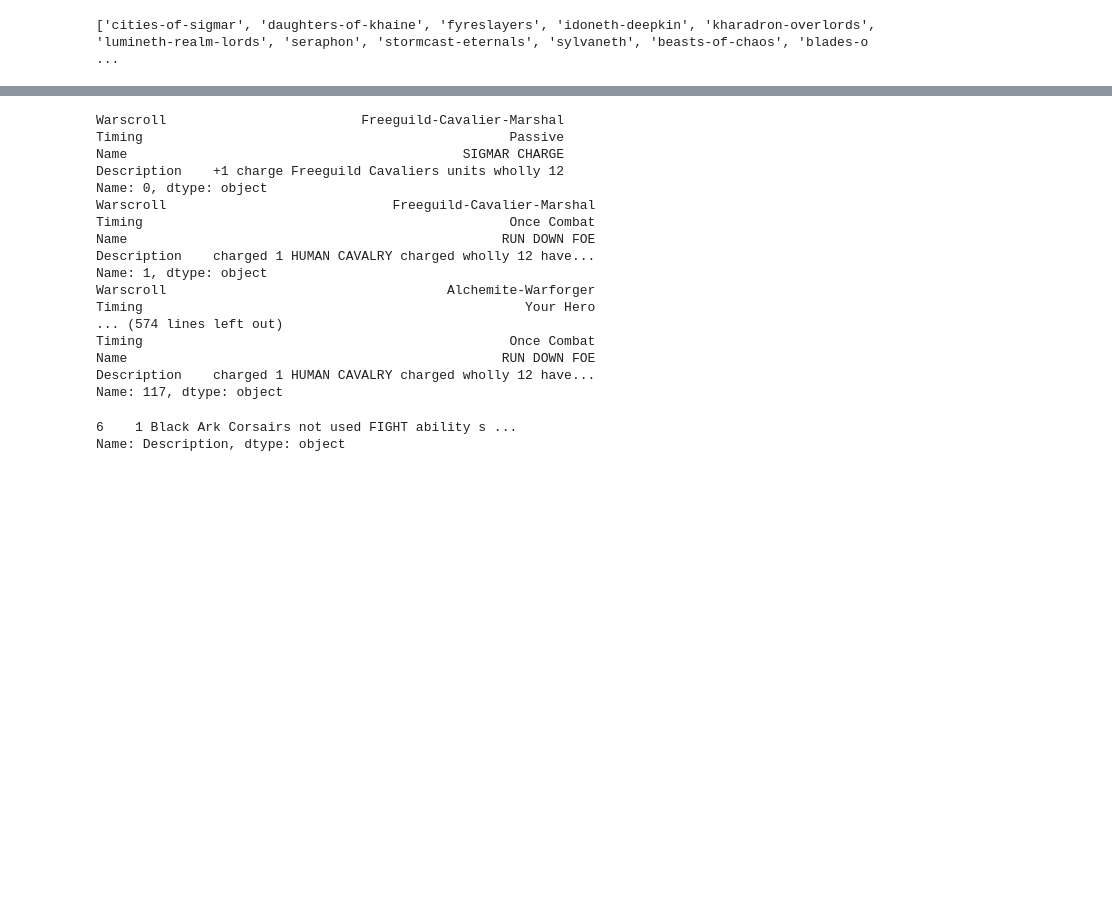
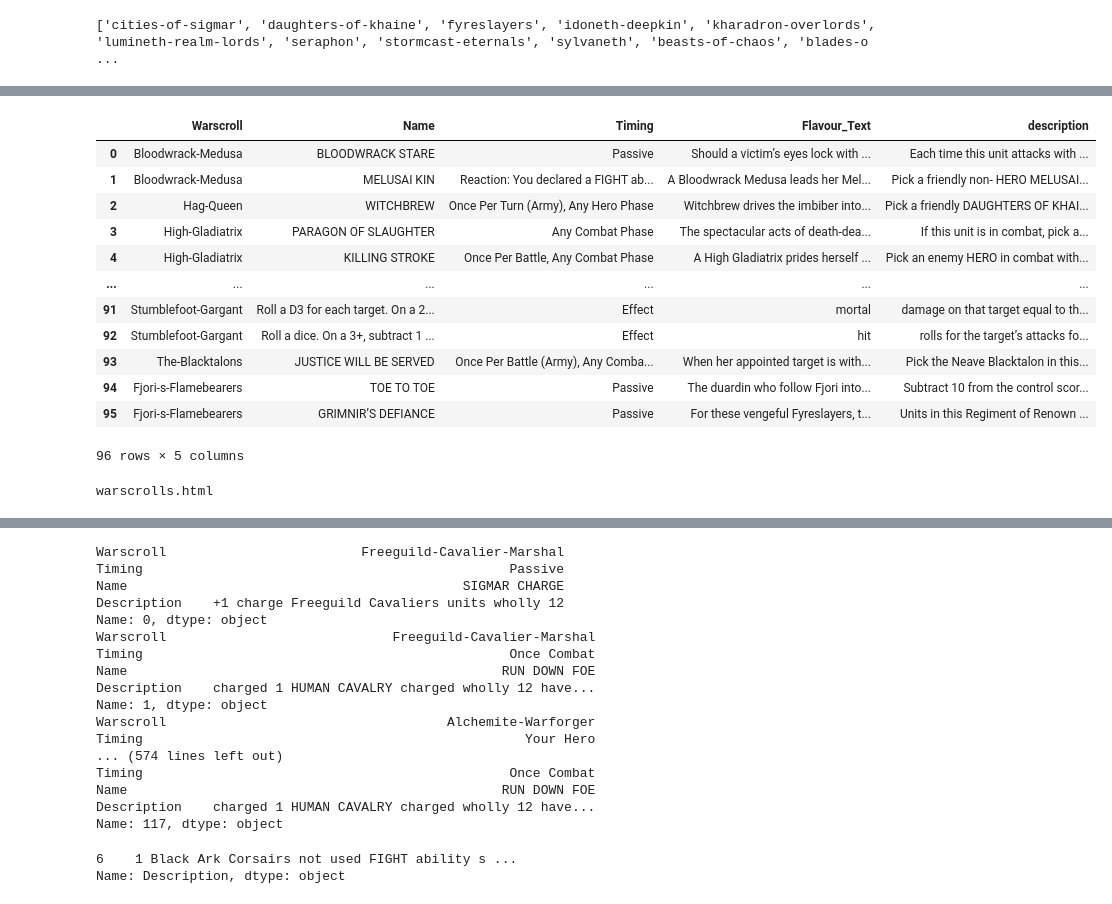
Before and after one commit to AdamTMartin1/Automating-Warscroll-Tokens, a Jupyter notebook: AOSTokenAutomation.ipynb, the cells around one changed output, grey strips where cells are left out. Saved outputs shown, nothing was run; the diff lists cells and outputs as text; code cells hidden in the pictures; blank space fills up the shorter version.

Commit message:
Warscrolls removing Regiments and Legends 2

```diff
--- a/AOSTokenAutomation.ipynb
+++ b/AOSTokenAutomation.ipynb
@@ -79,7 +390,7 @@ def removing_unwanted_words(ability: str, parsed_faction_names: list) -> str:
         "Are", "To", "Be", "a", "unit", "that", "friendly", "and", "this", "turn",
         "is", "of", "target", "rest", "Any", "Per", "Army", "If", "They", "Has", "Range",
         "From", "Score", "unites", "unit", "your", "weapons", "roll", "rolls", "You", "Declared", "Ability"
-        "Characteristics", "Characteristic"
+        "Characteristics", "Characteristic", "in"
     ]
     Words_to_remove += parsed_faction_names
 
@@ -91,7 +402,13 @@ def removing_unwanted_words(ability: str, parsed_faction_names: list) -> str:
         "Add ": "+",
         "Subtract ": "-",
         "Multiply ": "*",
-        "Divide ": "/"
+        "Divide ": "/",
+        "Damage ": "DMG",
+        "Wounds ": "W",
+        "Attacks ": "AT",
+        "Attack ": "AT",
+        "Save ": "SV"
+
     }
 
     # Remove unwanted words (case-insensitive)
@@ -235,3 +582,18 @@ Processing warscroll: Fjori-s-Flamebearers
 Processing warscroll: daughters-of-khaine
 Processing warscroll: #Faction-Rules
 Processing warscroll: warscrolls.html
+# %%
+def combine_before_indices(lst, indices):
+    result = []
+    start = 0
+    indices = sorted(indices)  # ensure indices are in order
+    for idx in indices:
+        # join elements from start to idx (not including idx)
+        if start < idx:
+            combined = ' '.join(lst[start:idx])
+            result.append(combined)
+        start = idx  # move start to current index
+    # add the remaining elements after the last index
+    if start < len(lst):
+        result.append(' '.join(lst[start:]))
+    return result
@@ -237,0 +848,16 @@ Processing warscroll: warscrolls.html
+# %%
+Unit_Abilities_df
+# %% [output]
+|  | Warscroll | Name | Timing | Flavour_Text | description |
+| 0 | Bloodwrack-Medusa | BLOODWRACK STARE | Passive | Should a victim’s eyes lock with ... | Each time this unit attacks with ... |
+| 1 | Bloodwrack-Medusa | MELUSAI KIN | Reaction: You declared a FIGHT ab... | A Bloodwrack Medusa leads her Mel... | Pick a friendly non- HERO MELUSAI... |
+| 2 | Hag-Queen | WITCHBREW | Once Per Turn (Army), Any Hero Phase | Witchbrew drives the imbiber into... | Pick a friendly DAUGHTERS OF KHAI... |
+| 3 | High-Gladiatrix | PARAGON OF SLAUGHTER | Any Combat Phase | The spectacular acts of death-dea... | If this unit is in combat, pick a... |
+| 4 | High-Gladiatrix | KILLING STROKE | Once Per Battle, Any Combat Phase | A High Gladiatrix prides herself ... | Pick an enemy HERO in combat with... |
+| ... | ... | ... | ... | ... | ... |
+| 91 | Stumblefoot-Gargant | Roll a D3 for each target. On a 2... | Effect | mortal | damage on that target equal to th... |
+| 92 | Stumblefoot-Gargant | Roll a dice. On a 3+, subtract 1 ... | Effect | hit | rolls for the target’s attacks fo... |
+| 93 | The-Blacktalons | JUSTICE WILL BE SERVED | Once Per Battle (Army), Any Comba... | When her appointed target is with... | Pick the Neave Blacktalon in this... |
+| 94 | Fjori-s-Flamebearers | TOE TO TOE | Passive | The duardin who follow Fjori into... | Subtract 10 from the control scor... |
+| 95 | Fjori-s-Flamebearers | GRIMNIR’S DEFIANCE | Passive | For these vengeful Fyreslayers, t... | Units in this Regiment of Renown ... |
+96 rows × 5 columns
@@ -238,3 +943,7 @@ Processing warscroll: warscrolls.html
+# %%
+print(Unit_Abilities_df["Warscroll"].iloc[-1])
+# %% [output]
+warscrolls.html
 # %%
 Unit_Abilities_df = Unit_Abilities_df[~Unit_Abilities_df["Timing"].str.contains("Passive", case=False, na=False)]
 # %%
```
Also changed, not shown: parts of 8 cells of this notebook.
